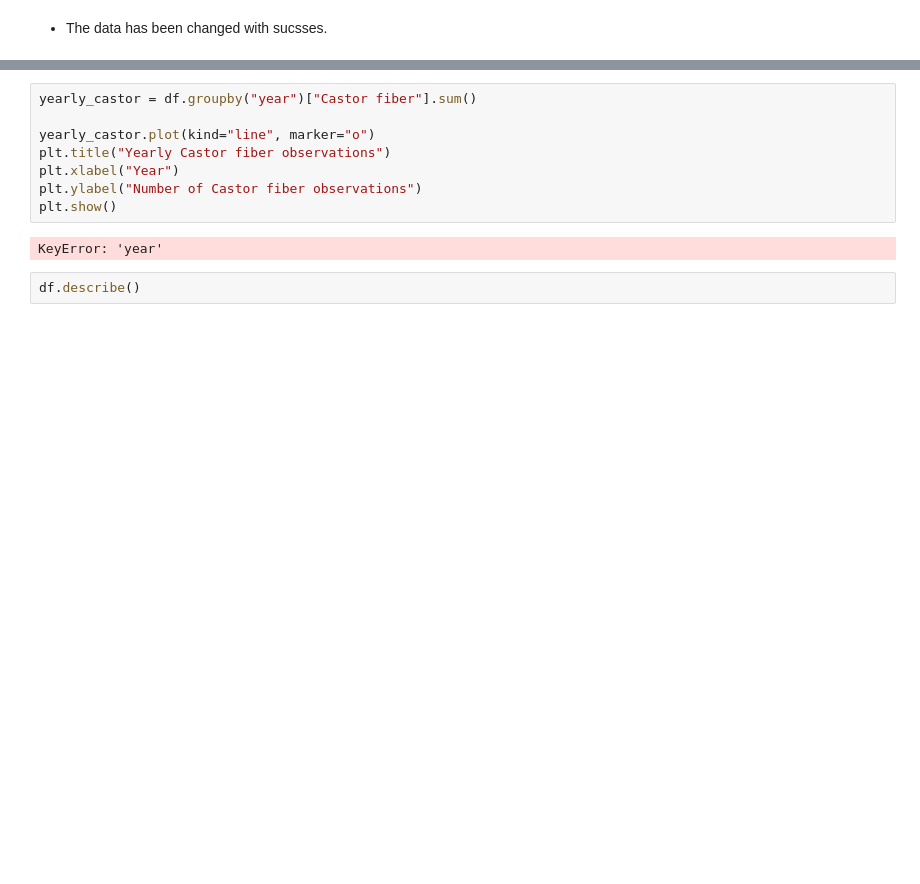
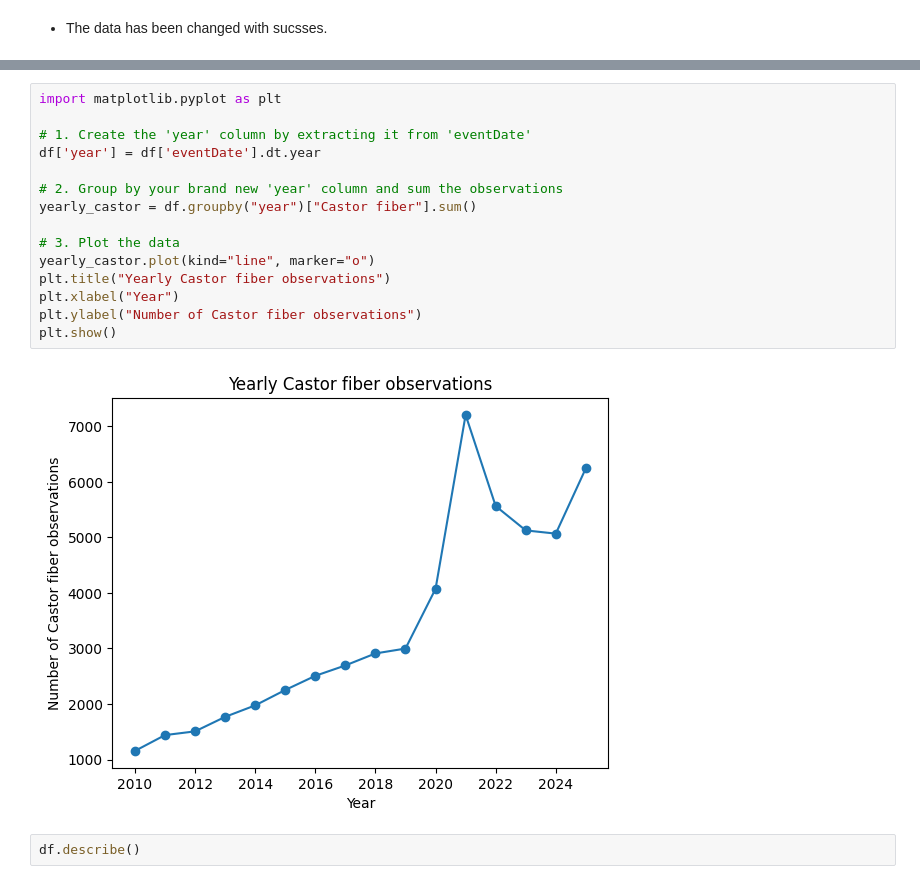
Before and after one commit to Shifu-boop/DSAI-Check-in-1, a Jupyter notebook: Check-in-1/Checkin-1.ipynb, the cells around one changed output, grey strips where cells are left out. Cells and saved outputs as stored; diff of their text form; blank space fills up the shorter version.

Commit message:
fixed the yearly castor fiber observation table

```diff
--- a/Check-in-1/Checkin-1.ipynb
+++ b/Check-in-1/Checkin-1.ipynb
@@ -229,13 +229,20 @@ plt.show()
-# %%
-yearly_castor = df.groupby("year")["Castor fiber"].sum()
-
-yearly_castor.plot(kind="line", marker="o")
-plt.title("Yearly Castor fiber observations")
-plt.xlabel("Year")
-plt.ylabel("Number of Castor fiber observations")
-plt.show()
-# %% [output]
-KeyError: 'year'
+# %%
+import matplotlib.pyplot as plt
+
+# 1. Create the 'year' column by extracting it from 'eventDate'
+df['year'] = df['eventDate'].dt.year
+
+# 2. Group by your brand new 'year' column and sum the observations
+yearly_castor = df.groupby("year")["Castor fiber"].sum()
+
+# 3. Plot the data
+yearly_castor.plot(kind="line", marker="o")
+plt.title("Yearly Castor fiber observations")
+plt.xlabel("Year")
+plt.ylabel("Number of Castor fiber observations")
+plt.show()
+# %% [output]
+[figure, added]
 # %%
 df.describe()
 # %% [output]
```
Also changed, not shown: parts of 1 cell of this notebook.
